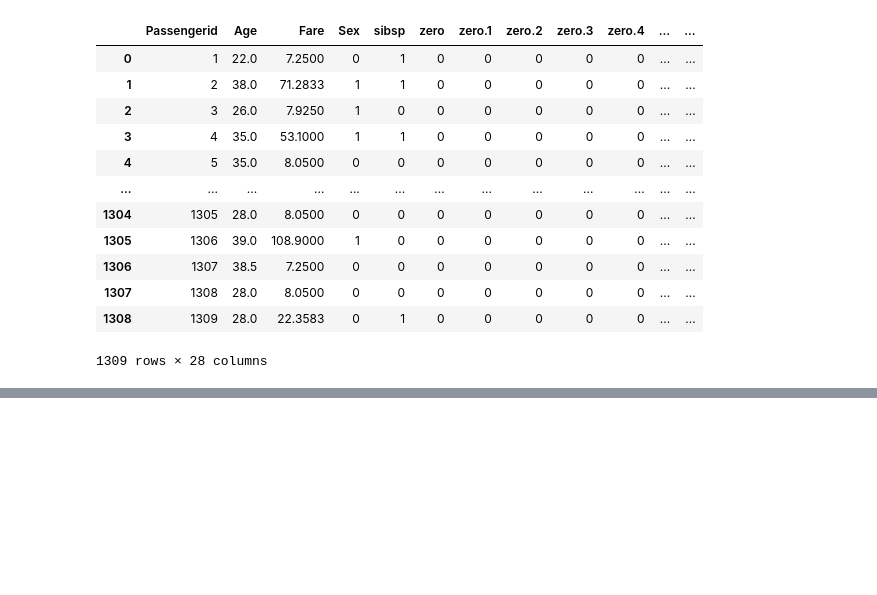
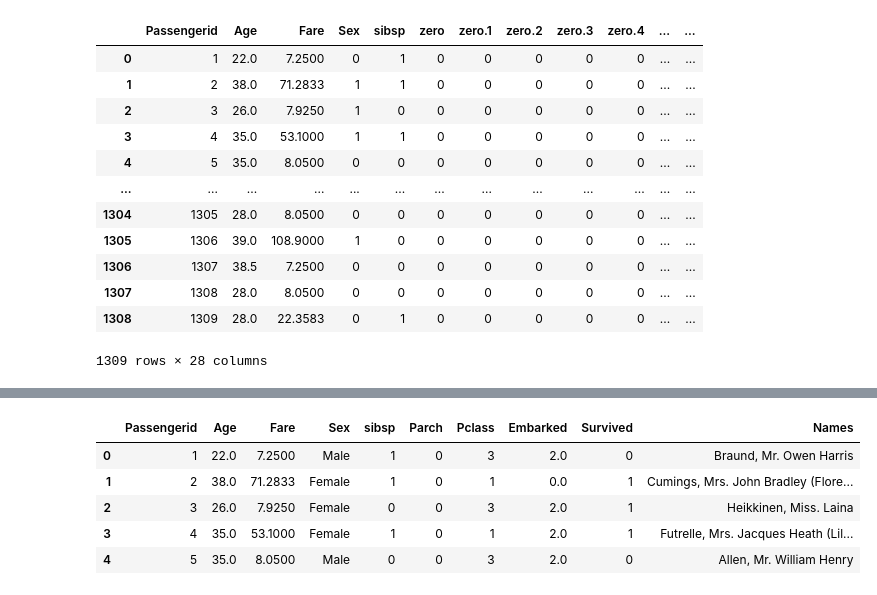
Before and after one commit to VictoriaKirumira/titanic_survival, a Jupyter notebook: titanic.ipynb, the cells around one changed output, grey strips where cells are left out. Saved outputs shown, nothing was run; the diff lists cells and outputs as text; code cells hidden in the pictures; blank space fills up the shorter version.

```diff
--- a/titanic.ipynb
+++ b/titanic.ipynb
@@ -33,0 +74,7 @@ data
+# %%
+# Cleaning data
+# I have alot of columns for zeros that i have no idea what to use, so let me firt drop them
+new_df = titanic_df.drop(titanic_df.columns[[5, 6, 7, 8, 9, 10, 11, 13, 14, 15, 16, 17, 18, 19, 20, 22, 23, 25, 26]], axis=1)
+
+# Also let's change the misspelled Survived
+renamed_df = new_df.rename(columns={'2urvived': 'Survived'})
@@ -33,0 +91,3 @@ data
+# %%
+names_df = pd.read_csv('names.csv')
+names_df.head()
@@ -33,0 +101,10 @@ data
+# %%
+merged_df = pd.merge(renamed_df, names_df, on='Passengerid', how='left')
+merged_df.head()
+# %% [output]
+|  | Passengerid | Age | Fare | Sex | sibsp | Parch | Pclass | Embarked | Survived | Names |
+| 0 | 1 | 22.0 | 7.2500 | Male | 1 | 0 | 3 | 2.0 | 0 | Braund, Mr. Owen Harris |
+| 1 | 2 | 38.0 | 71.2833 | Female | 1 | 0 | 1 | 0.0 | 1 | Cumings, Mrs. John Bradley (Flore... |
+| 2 | 3 | 26.0 | 7.9250 | Female | 0 | 0 | 3 | 2.0 | 1 | Heikkinen, Miss. Laina |
+| 3 | 4 | 35.0 | 53.1000 | Female | 1 | 0 | 1 | 2.0 | 1 | Futrelle, Mrs. Jacques Heath (Lil... |
+| 4 | 5 | 35.0 | 8.0500 | Male | 0 | 0 | 3 | 2.0 | 0 | Allen, Mr. William Henry |
```
Also changed, not shown: parts of 10 cells of this notebook, 3 other files.
